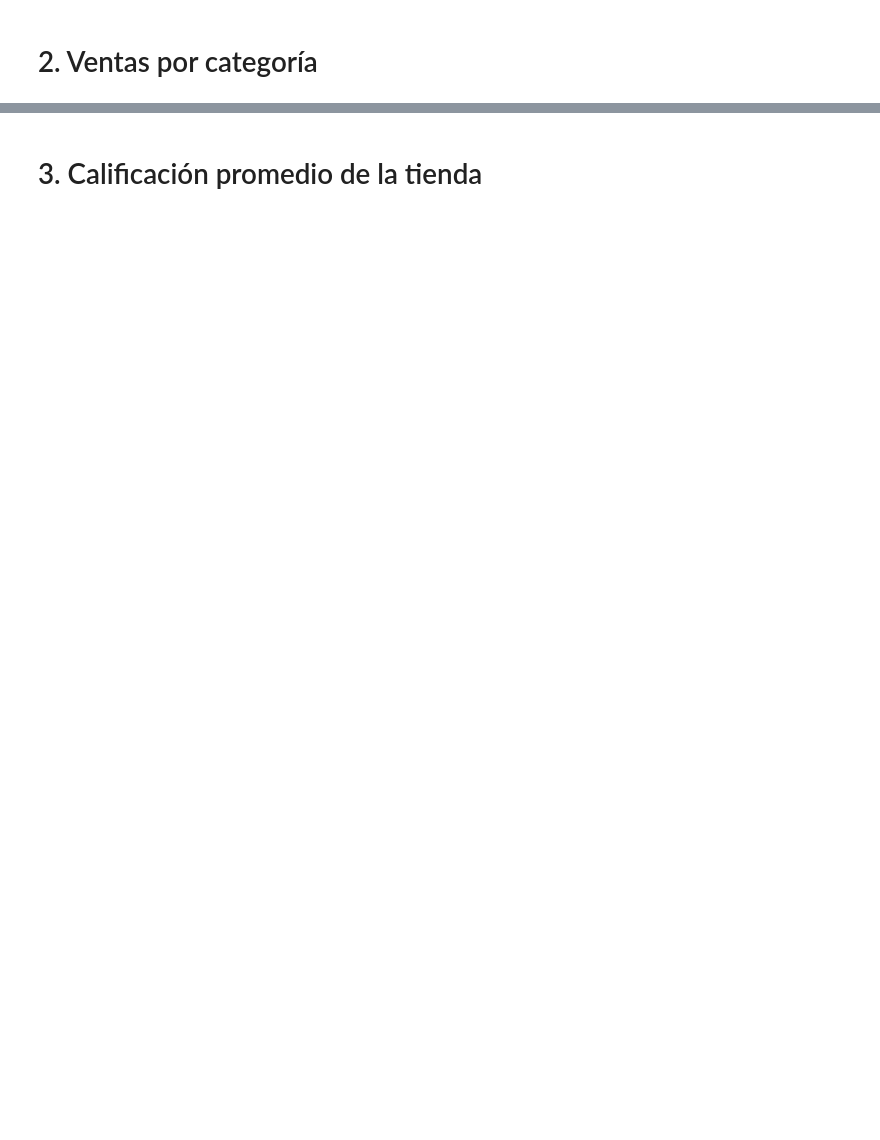
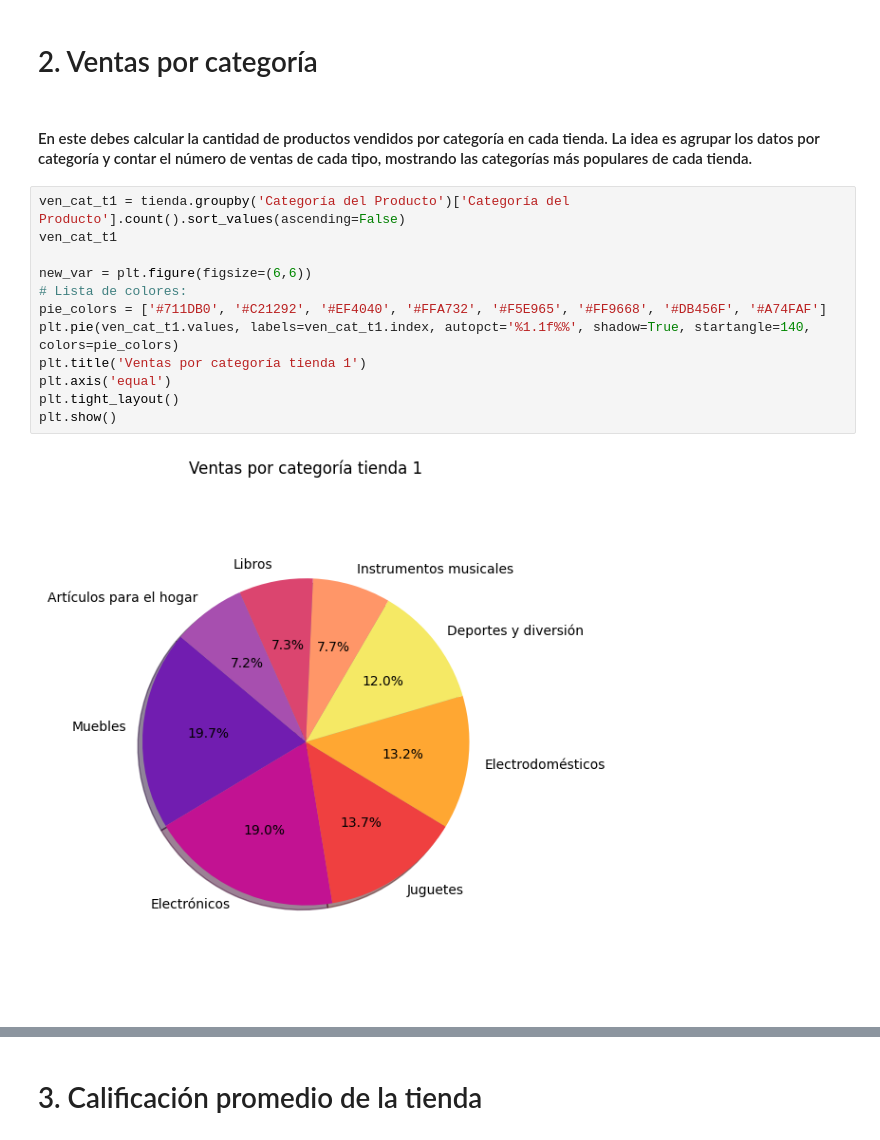
Before and after one commit to Mitziq/Challenge-AluraStore, a Jupyter notebook: AluraStoreLatam.ipynb, the cells around one changed output, grey strips where cells are left out. Drawn from its saved outputs; the diff is of its cells as text; blank space fills up the shorter version.

```diff
--- a/AluraStoreLatam.ipynb
+++ b/AluraStoreLatam.ipynb
@@ -35,2 +107,18 @@ tienda4.shape
 # %% [markdown]
 # 2. Ventas por categoría
+# %% [markdown]
+#### En este debes calcular la cantidad de productos vendidos por categoría en cada tienda. La idea es agrupar los datos por categoría y contar el número de ventas de cada tipo, mostrando las categorías más populares de cada tienda.
+# %%
+ven_cat_t1 = tienda.groupby('Categoría del Producto')['Categoría del Producto'].count().sort_values(ascending=False)
+ven_cat_t1
+
+new_var = plt.figure(figsize=(6,6))
+# Lista de colores:
+pie_colors = ['#711DB0', '#C21292', '#EF4040', '#FFA732', '#F5E965', '#FF9668', '#DB456F', '#A74FAF']
+plt.pie(ven_cat_t1.values, labels=ven_cat_t1.index, autopct='%1.1f%%', shadow=True, startangle=140, colors=pie_colors)
+plt.title('Ventas por categoría tienda 1')
+plt.axis('equal')
+plt.tight_layout()
+plt.show()
+# %% [output]
+[figure, added]
```
Also changed, not shown: parts of 28 cells of this notebook.
